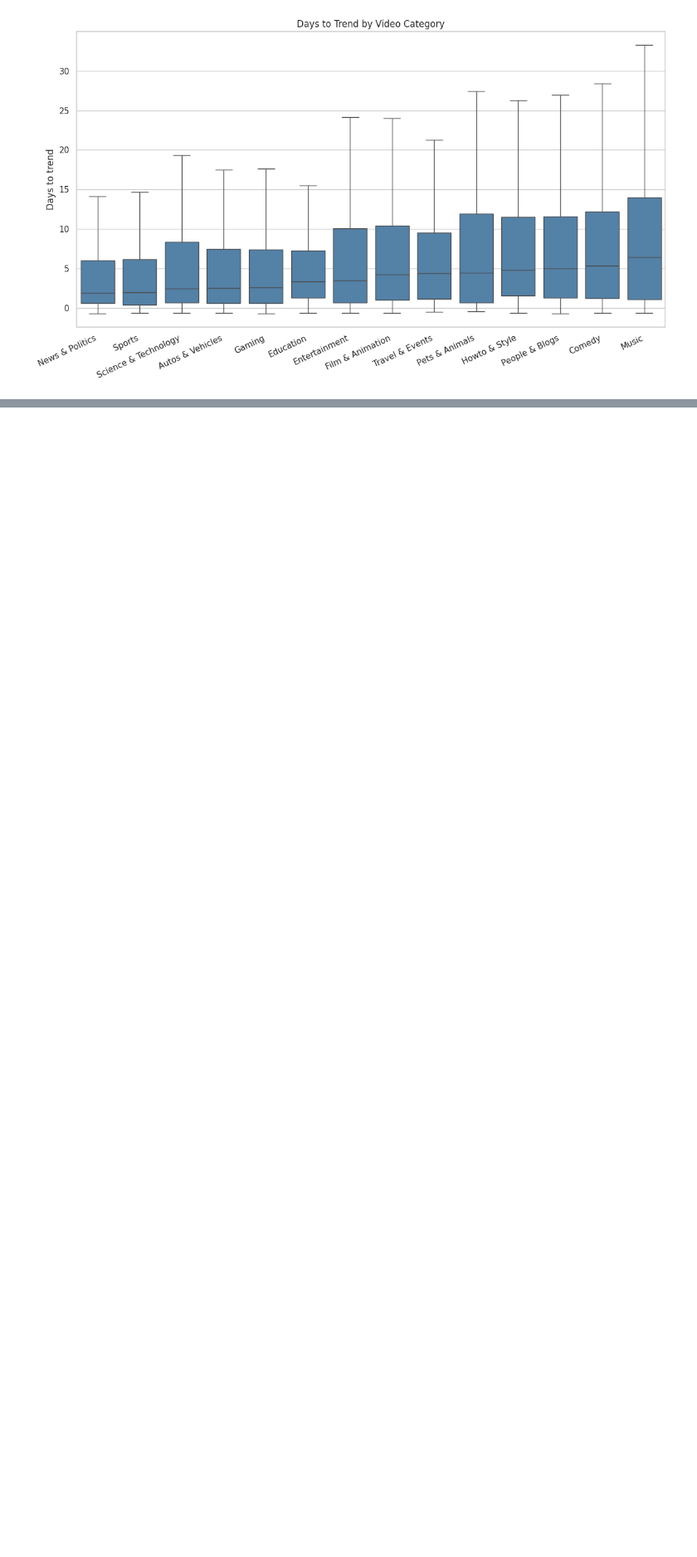
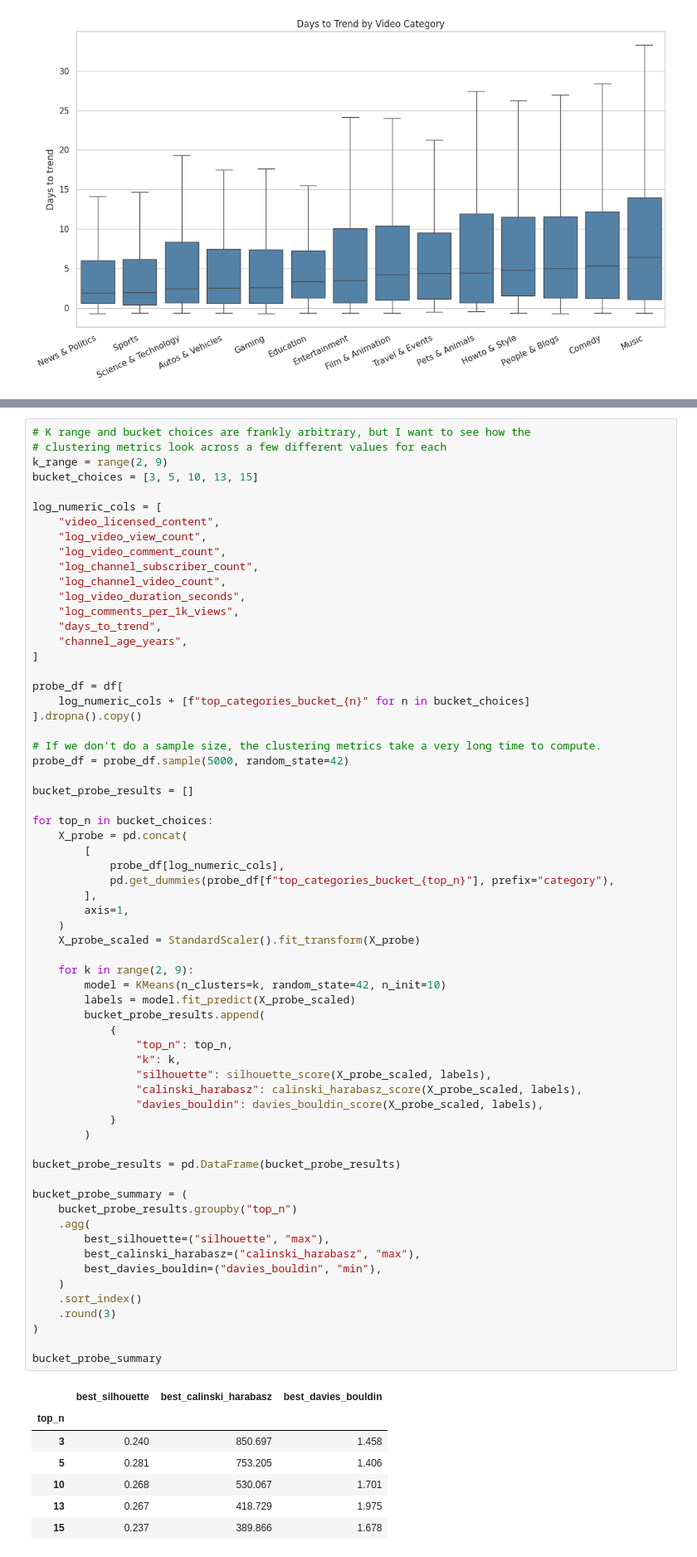
Before and after one commit to carlosfrancose/SpringboardCapstone2, a Jupyter notebook: notebooks/capstone_two.ipynb, the cells around one changed output, grey strips where cells are left out. Shown at 83% size. Drawn from its saved outputs; the diff is of its cells as text; blank space fills up the shorter version.

```diff
--- a/notebooks/capstone_two.ipynb
+++ b/notebooks/capstone_two.ipynb
@@ -666,0 +819,72 @@ plt.show()
+# %%
+# K range and bucket choices are frankly arbitrary, but I want to see how the
+# clustering metrics look across a few different values for each
+k_range = range(2, 9)
+bucket_choices = [3, 5, 10, 13, 15]
+
+log_numeric_cols = [
+    "video_licensed_content",
+    "log_video_view_count",
+    "log_video_comment_count",
+    "log_channel_subscriber_count",
+    "log_channel_video_count",
+    "log_video_duration_seconds",
+    "log_comments_per_1k_views",
+    "days_to_trend",
+    "channel_age_years",
+]
+
+probe_df = df[
+    log_numeric_cols + [f"top_categories_bucket_{n}" for n in bucket_choices]
+].dropna().copy()
+
+# If we don't do a sample size, the clustering metrics take a very long time to compute.
+probe_df = probe_df.sample(5000, random_state=42)
+
+bucket_probe_results = []
+
+for top_n in bucket_choices:
+    X_probe = pd.concat(
+        [
+            probe_df[log_numeric_cols],
+            pd.get_dummies(probe_df[f"top_categories_bucket_{top_n}"], prefix="category"),
+        ],
+        axis=1,
+    )
+    X_probe_scaled = StandardScaler().fit_transform(X_probe)
+
+    for k in range(2, 9):
+        model = KMeans(n_clusters=k, random_state=42, n_init=10)
+        labels = model.fit_predict(X_probe_scaled)
+        bucket_probe_results.append(
+            {
+                "top_n": top_n,
+                "k": k,
+                "silhouette": silhouette_score(X_probe_scaled, labels),
+                "calinski_harabasz": calinski_harabasz_score(X_probe_scaled, labels),
+                "davies_bouldin": davies_bouldin_score(X_probe_scaled, labels),
+            }
+        )
+
+bucket_probe_results = pd.DataFrame(bucket_probe_results)
+
+bucket_probe_summary = (
+    bucket_probe_results.groupby("top_n")
+    .agg(
+        best_silhouette=("silhouette", "max"),
+        best_calinski_harabasz=("calinski_harabasz", "max"),
+        best_davies_bouldin=("davies_bouldin", "min"),
+    )
+    .sort_index()
+    .round(3)
+)
+
+bucket_probe_summary
+# %% [output]
+|  | best_silhouette | best_calinski_harabasz | best_davies_bouldin |
+| top_n |  |  |  |
+| 3 | 0.240 | 850.697 | 1.458 |
+| 5 | 0.281 | 753.205 | 1.406 |
+| 10 | 0.268 | 530.067 | 1.701 |
+| 13 | 0.267 | 418.729 | 1.975 |
+| 15 | 0.237 | 389.866 | 1.678 |
```
Also changed, not shown: parts of 19 cells of this notebook.
